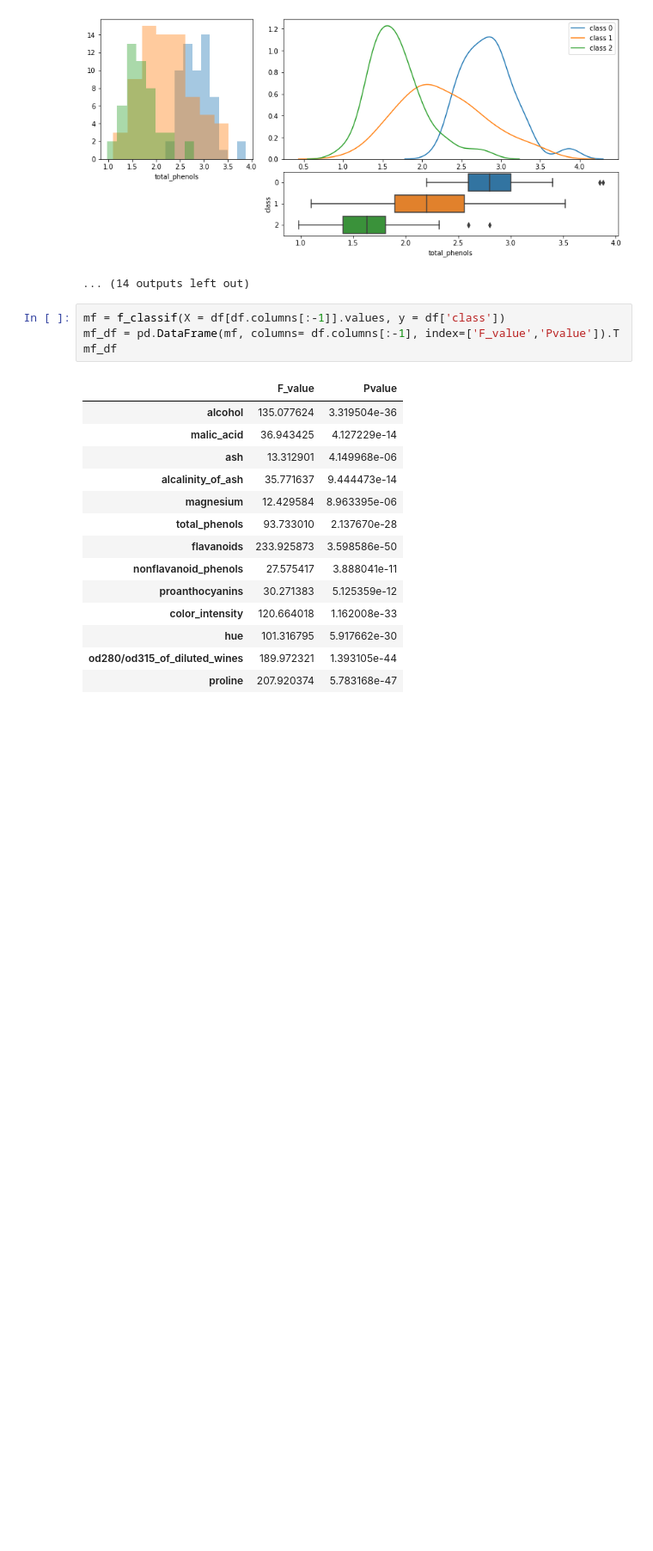
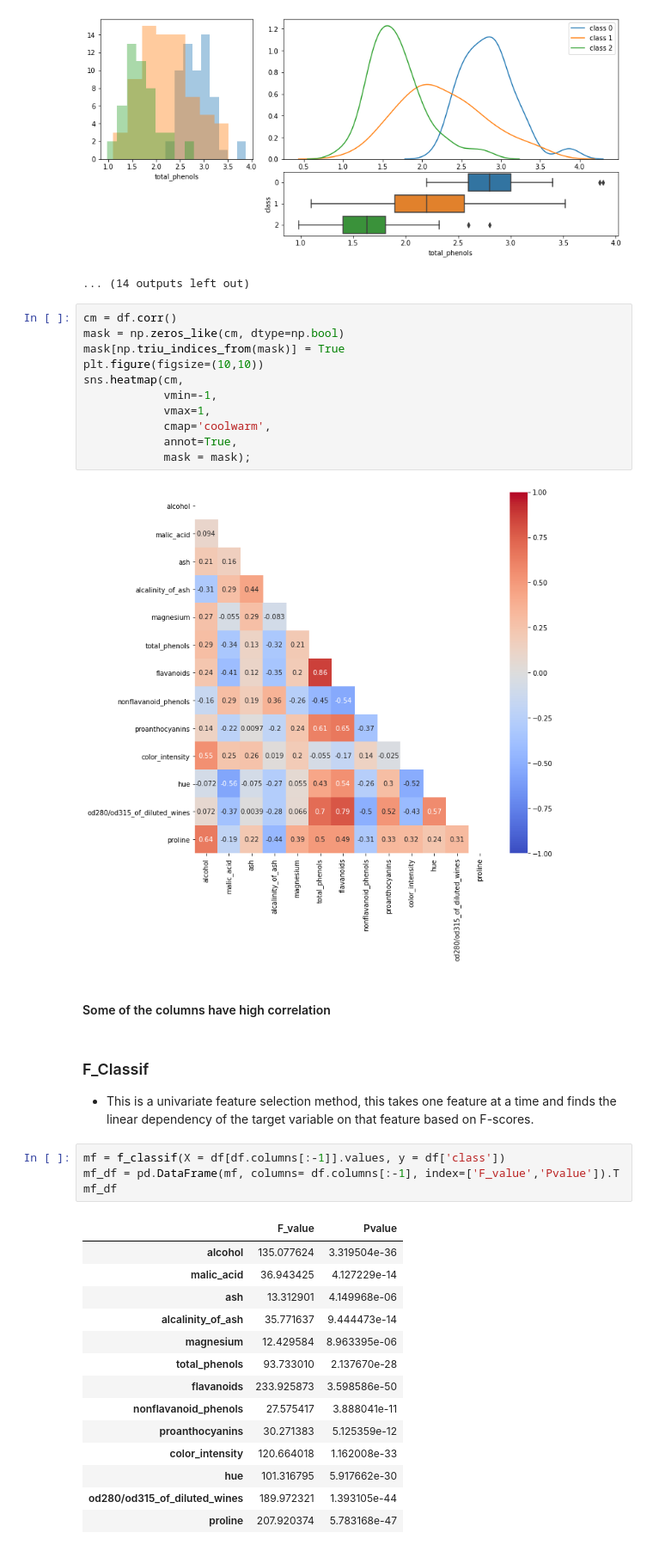
Before and after one commit to Akhil3171/Sklearn-s-standard-wine-classification, a Jupyter notebook: wines_classification.ipynb, the cells around one changed output. Shown: that part at 86% size. Drawn from its saved outputs; the diff is of its cells as text; blank space fills up the shorter version.

```diff
--- a/wines_classification.ipynb
+++ b/wines_classification.ipynb
@@ -237,6 +262,24 @@ Feature: magnesium
 Feature: total_phenols
 [figure]
 ... (14 outputs left out)
+# %%
+cm = df.corr()
+mask = np.zeros_like(cm, dtype=np.bool)
+mask[np.triu_indices_from(mask)] = True
+plt.figure(figsize=(10,10))
+sns.heatmap(cm,
+            vmin=-1,
+            vmax=1,
+            cmap='coolwarm',
+            annot=True,
+            mask = mask);
+# %% [output]
+[figure, added]
+# %% [markdown]
+#### Some of the columns have high correlation
+# %% [markdown]
+### F_Classif
+* This is a univariate feature selection method, this takes one feature at a time and finds the linear dependency of the target variable on that feature based on F-scores.
 # %%
 mf = f_classif(X = df[df.columns[:-1]].values, y = df['class'])
 mf_df = pd.DataFrame(mf, columns= df.columns[:-1], index=['F_value','Pvalue']).T
```
Also changed, not shown: parts of 6 cells of this notebook.
